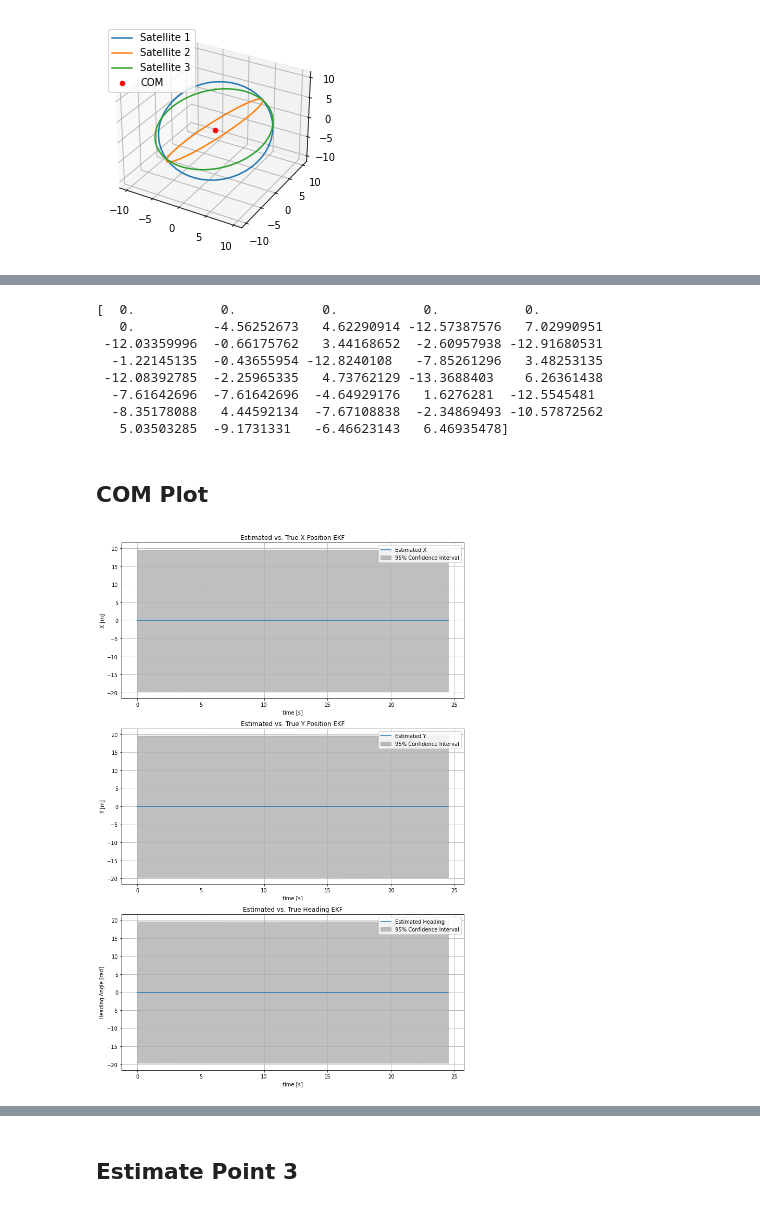
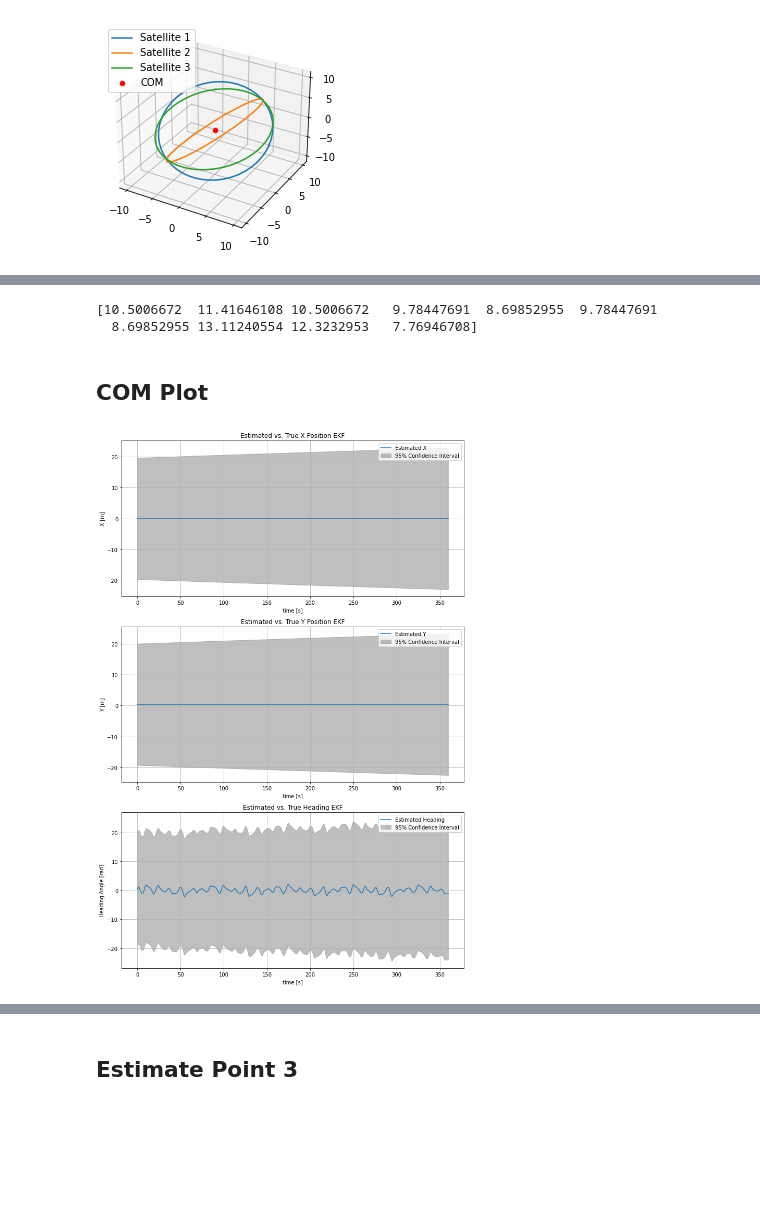
Before and after one commit to annasulzer/273-final-project, a Jupyter notebook: simulate_playground_EKF.ipynb, the cells around one changed output, grey strips where cells are left out. Cells and saved outputs as stored; diff of their text form; code cells hidden in the pictures; blank space fills up the shorter version.

```diff
--- a/simulate_playground_EKF.ipynb
+++ b/simulate_playground_EKF.ipynb
@@ -24,7 +24,7 @@ sat3_nv0 = np.array([[1,1,0]]).T/np.linalg.norm(np.array([1,1,0]))
 
 
 
-del_t = 1 #arbitrary time unit
+del_t = 0.05 #arbitrary time unit
 n_orbits = 1
 t = np.linspace(0,n_orbits*2*np.pi)
 x1 = center_of_mass + orbit_radius * np.sin(t) * sat1_nv0 + orbit_radius * np.cos(t) * sat1_nx0
@@ -64,7 +64,7 @@ debris_points = np.array([[1,1,1],[1,1,-1],[1,-1,1],[1,-1,-1],[-1,1,1],[-1,1,-1]
     # Initialize the Quaternion for Debris Rotation.
     # Given any normalized direction vector [nx,ny,nz] and angular rotation [omega], the quaternion is of the
     # form: [nx*sin(omega/2),ny*sin(omega/2),nz*sin(omega/2),cos(omega/2)]
-omega = .4 # rad/s
+omega = .04 # rad/s
 quat = np.array([0,1*np.sin(omega/2),0,np.cos(omega/2)])
 
 # Initialize the Debris Object
@@ -74,12 +74,13 @@ mtest = sim.MeasurementModel(deb,np.array([o1,o2,o3]),n_blind=0)
 import EKF_class as EKF
 n = 39
 mu0 = np.zeros((n))
+mu0[3:6] = np.array([0.01, 0.01, 0.4])
 mu0[6:] = debris_points.flatten()
 sigma0 = 100* np.diag(np.ones((n)))
 
-kalman_filter = EKF.KalmanFilter(mu0, sigma0)
+kalman_filter = EKF.KalmanFilter(mu0, sigma0, del_t)
 # %%
-t1 = np.linspace(0,60)
+t1 = np.linspace(0,60, int(60/del_t))
 
 P_est_hist = np.zeros((len(t1), n, n))
 x_est_hist = np.zeros((len(t1), n))
@@ -94,7 +95,5 @@ for i in range(len(t1)):
     # Make sure to store the estimated state and covariance for analysis
     P_est_hist[i, :, :] = P_est
     x_est_hist[i, :] = x_est
-    print('xest')
-    print(x_est)
     x_est_hist_min[i, :] = x_est_min
 # %% [output]
@@ -118,63 +101,57 @@ Predicted mu:
-# %%
-print(x_est_hist_min[-1])
-# %% [output]
-[  0.           0.           0.           0.           0.
-   0.          -4.56252673   4.62290914 -12.57387576   7.02990951
- -12.03359996  -0.66175762   3.44168652  -2.60957938 -12.91680531
-  -1.22145135  -0.43655954 -12.8240108   -7.85261296   3.48253135
- -12.08392785  -2.25965335   4.73762129 -13.3688403    6.26361438
-  -7.61642696  -7.61642696  -4.64929176   1.6276281  -12.5545481
-  -8.35178088   4.44592134  -7.67108838  -2.34869493 -10.57872562
-   5.03503285  -9.1731331   -6.46623143   6.46935478]
+# %%
+print(mtest[2*360].flatten()[1:11])
+# %% [output]
+[10.5006672  11.41646108 10.5006672   9.78447691  8.69852955  9.78447691
+  8.69852955 13.11240554 12.3232953   7.76946708]
 # %% [markdown]
 ## COM Plot
 # %%
 time_step = 0.5
 time_array = np.arange(0, len(x_est_hist) * time_step, time_step)
 
-std_dev_heading = np.sqrt(P_est_hist[:, 2, 2])
+std_dev_heading = np.sqrt(P_est_hist[:, 5, 5])
 confidence_interval_heading = 1.96 * std_dev_heading #95%
 
-std_dev_x = np.sqrt(P_est_hist[:, 0, 0])
+std_dev_x = np.sqrt(P_est_hist[:, 3, 3])
 confidence_interval_x = 1.96 * std_dev_x
 
-std_dev_y = np.sqrt(P_est_hist[:, 1, 1])
+std_dev_y = np.sqrt(P_est_hist[:, 4, 4])
 confidence_interval_y = 1.96 * std_dev_y
 
 fig, axs = plt.subplots(3, 1, figsize=(10, 15))
 
 #axs[0].plot(time_array, posehist[:, 0], label="True X")
-axs[0].plot(time_array, x_est_hist[:, 0], label="Estimated X")
-axs[0].fill_between(time_array, x_est_hist[:, 0] - confidence_interval_x, x_est_hist[:, 0] + confidence_interval_x, color='gray', alpha=0.5, label="95% Confidence Interval")
+axs[0].plot(time_array, x_est_hist[:, 4], label="Estimated X")
+axs[0].fill_between(time_array, x_est_hist[:, 4] - confidence_interval_x, x_est_hist[:, 4] + confidence_interval_x, color='gray', alpha=0.5, label="95% Confidence Interval")
 axs[0].set_xlabel('time [s]')
 axs[0].set_ylabel('X [m]')
 axs[0].legend()
 axs[0].grid(True)
 axs[0].set_title('Estimated vs. True X Position EKF')
 
 # Plot Y Position
 #axs[1].plot(time_array, posehist[:, 1], label="True Y")
-axs[1].plot(time_array, x_est_hist[:, 1], label="Estimated Y")
-axs[1].fill_between(time_array,  x_est_hist[:, 1] - confidence_interval_y, x_est_hist[:, 1] + confidence_interval_y, color='gray', alpha=0.5, label="95% Confidence Interval")
+axs[1].plot(time_array, x_est_hist[:, 5], label="Estimated Y")
+axs[1].fill_between(time_array,  x_est_hist[:, 5] - confidence_interval_y, x_est_hist[:, 5] + confidence_interval_y, color='gray', alpha=0.5, label="95% Confidence Interval")
 axs[1].set_xlabel('time [s]')
 axs[1].set_ylabel('Y [m]')
 axs[1].legend()
 axs[1].grid(True)
 axs[1].set_title('Estimated vs. True Y Position EKF')
 
 #axs[2].plot(time_array, posehist[:, 2], label="True Heading")
-axs[2].plot(time_array, x_est_hist[:, 2], label="Estimated Heading")
-axs[2].fill_between(time_array, x_est_hist[:, 2] - confidence_interval_heading, x_est_hist[:, 2] + confidence_interval_heading, color='gray', alpha=0.5, label="95% Confidence Interval")
+axs[2].plot(time_array, x_est_hist[:, 6], label="Estimated Heading")
+axs[2].fill_between(time_array, x_est_hist[:, 6] - confidence_interval_heading, x_est_hist[:, 6] + confidence_interval_heading, color='gray', alpha=0.5, label="95% Confidence Interval")
 axs[2].set_xlabel('time [s]')
 axs[2].set_ylabel('Heading Angle [rad]')
 axs[2].legend()
 axs[2].grid(True)
 axs[2].set_title('Estimated vs. True Heading EKF')
 
 plt.tight_layout()
 plt.show()
 # %% [output]
-[figure, old version]
+[figure, new version]
 # %%
 posehist = np.zeros((3, len(time_array)))
 
```
Also changed, not shown: parts of 4 cells of this notebook, 2 other files.
